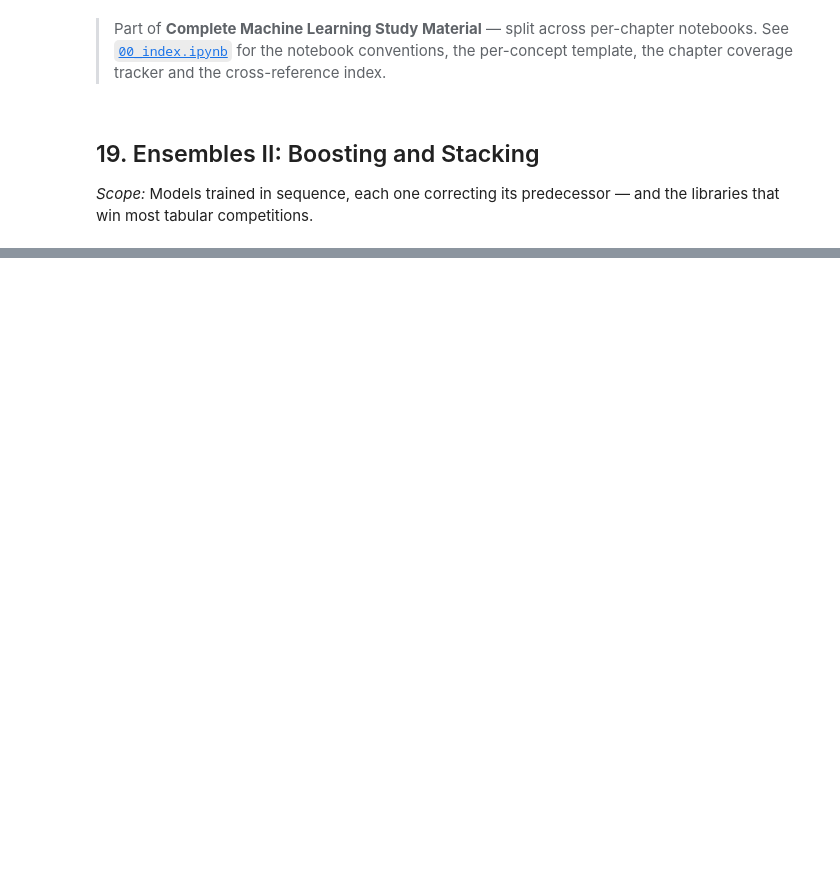
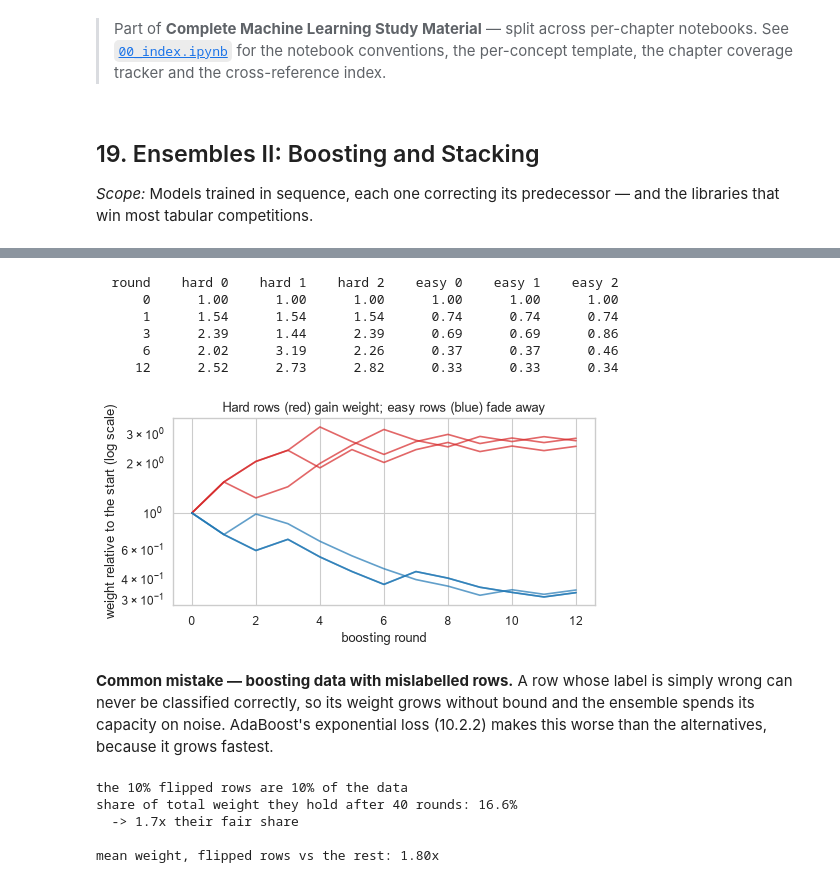
Before and after one commit to Shayan2002Saha/ML_Materials, a Jupyter notebook: 19_ensembles_boosting_and_stacking.ipynb, the cells around one changed output, grey strips where cells are left out. Cells and saved outputs as stored; diff of their text form; code cells hidden in the pictures; blank space fills up the shorter version.

```diff
--- a/19_ensembles_boosting_and_stacking.ipynb
+++ b/19_ensembles_boosting_and_stacking.ipynb
@@ -42,0 +204,73 @@
+# %%
+def trace_weights(X, y, n_rounds=12):
+    y_pm = np.where(y == 1, 1, -1)
+    n = len(X)
+    w = np.full(n, 1 / n)
+    history = [w.copy()]
+    for _ in range(n_rounds):
+        s = DecisionTreeClassifier(max_depth=1, random_state=RANDOM_STATE)
+        s.fit(X, y, sample_weight=w)
+        pred = np.where(s.predict(X) == 1, 1, -1)
+        err = np.clip(w[pred != y_pm].sum(), 1e-10, 1 - 1e-10)
+        alpha = 0.5 * np.log((1 - err) / err)
+        w = w * np.exp(-alpha * y_pm * pred)
+        w /= w.sum()
+        history.append(w.copy())
+    return np.array(history)
+
+
+history = trace_weights(Xb_tr, yb_tr)
+relative = history / history[0]              # weight relative to the uniform start
+
+final_rank = np.argsort(relative[-1])
+hardest, easiest = final_rank[-3:], final_rank[:3]
+
+print(f"{'round':>7}" + "".join(f"{f'hard {i}':>10}" for i in range(3))
+      + "".join(f"{f'easy {i}':>10}" for i in range(3)))
+for r in (0, 1, 3, 6, 12):
+    row = "".join(f"{relative[r, i]:>10.2f}" for i in hardest)
+    row += "".join(f"{relative[r, i]:>10.2f}" for i in easiest)
+    print(f"{r:>7}{row}")
+# %% [output]
+  round    hard 0    hard 1    hard 2    easy 0    easy 1    easy 2
+      0      1.00      1.00      1.00      1.00      1.00      1.00
+      1      1.54      1.54      1.54      0.74      0.74      0.74
+      3      2.39      1.44      2.39      0.69      0.69      0.86
+      6      2.02      3.19      2.26      0.37      0.37      0.46
+     12      2.52      2.73      2.82      0.33      0.33      0.34
+# %%
+fig, ax = plt.subplots(figsize=(6.5, 3.4))
+for i in hardest:
+    ax.plot(relative[:, i], color="tab:red", alpha=0.7)
+for i in easiest:
+    ax.plot(relative[:, i], color="tab:blue", alpha=0.7)
+ax.set_yscale("log")
+ax.set_xlabel("boosting round"); ax.set_ylabel("weight relative to the start (log scale)")
+ax.set_title("Hard rows (red) gain weight; easy rows (blue) fade away")
+fig.tight_layout()
+plt.show()
+# %% [output]
+[figure, added]
+# %% [markdown]
+**Common mistake — boosting data with mislabelled rows.** A row whose label is simply wrong can never be
+classified correctly, so its weight grows without bound and the ensemble spends its capacity on noise.
+AdaBoost's exponential loss (10.2.2) makes this worse than the alternatives, because it grows fastest.
+# %%
+y_noisy = yb_tr.copy()
+flip_idx = rng.choice(len(y_noisy), int(0.10 * len(y_noisy)), replace=False)
+y_noisy[flip_idx] = 1 - y_noisy[flip_idx]             # 10% of labels deliberately corrupted
+
+clean_hist = trace_weights(Xb_tr, yb_tr, n_rounds=40)
+noisy_hist = trace_weights(Xb_tr, y_noisy, n_rounds=40)
+
+print(f"the 10% flipped rows are {len(flip_idx) / len(y_noisy):.0%} of the data")
+print(f"share of total weight they hold after 40 rounds: {noisy_hist[-1][flip_idx].sum():.1%}")
+print(f"  -> {noisy_hist[-1][flip_idx].sum() / 0.10:.1f}x their fair share")
+print(f"\nmean weight, flipped rows vs the rest: "
+      f"{noisy_hist[-1][flip_idx].mean() / np.delete(noisy_hist[-1], flip_idx).mean():.2f}x")
+# %% [output]
+the 10% flipped rows are 10% of the data
+share of total weight they hold after 40 rounds: 16.6%
+  -> 1.7x their fair share
+
+mean weight, flipped rows vs the rest: 1.80x
```
Also changed, not shown: parts of 67 cells of this notebook, 4 other files.
